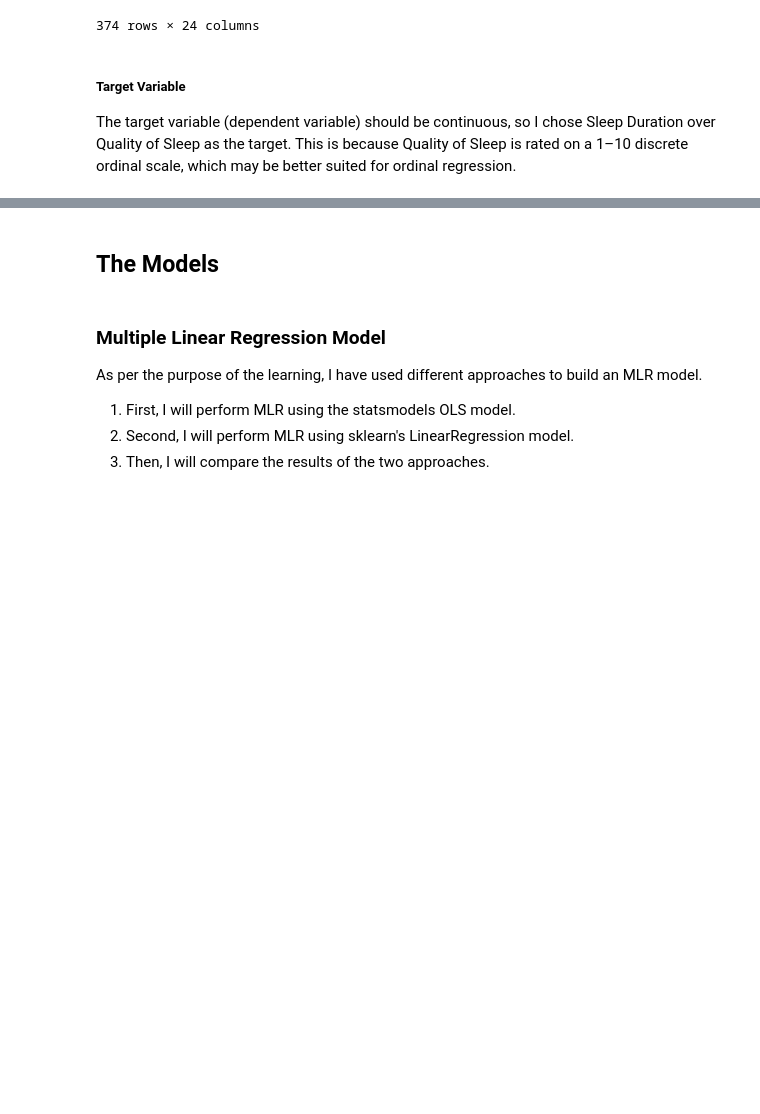
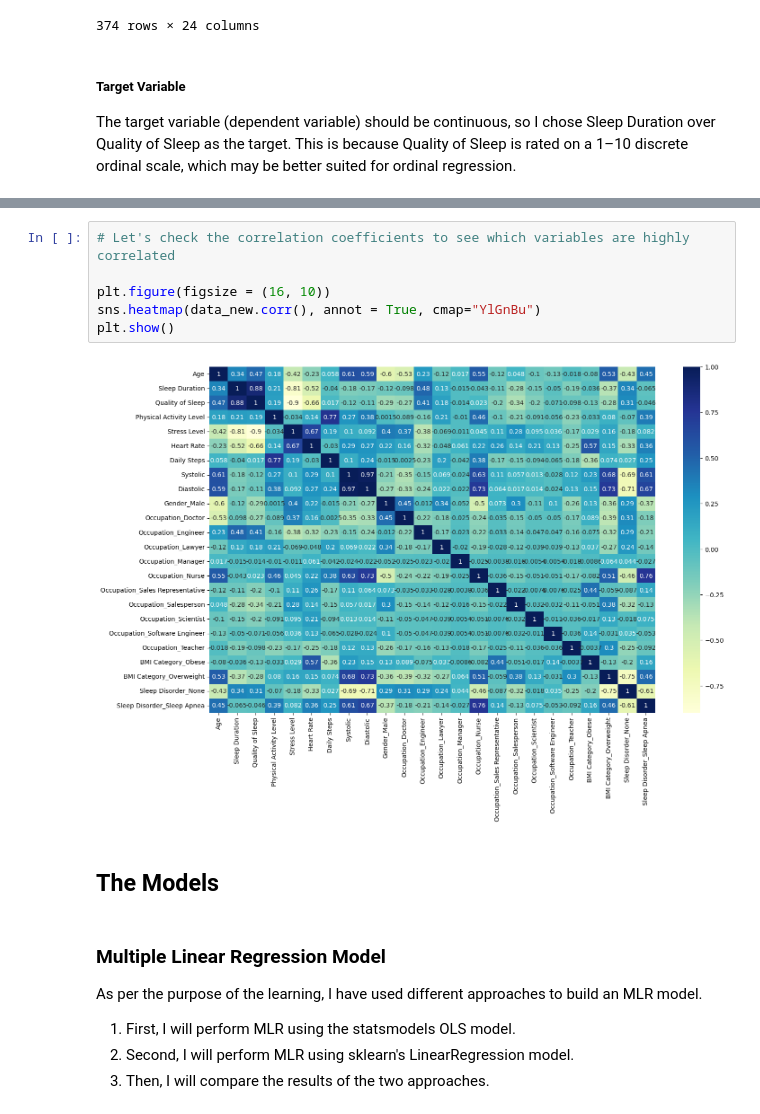
Before and after one commit to AzlinRusnan/Sleep_Quality_Analysis, a Jupyter notebook: Sleep_Duration_vs_Quality.ipynb, the cells around one changed output, grey strips where cells are left out. Saved outputs shown, nothing was run; the diff lists cells and outputs as text; blank space fills up the shorter version.

```diff
--- a/Sleep_Duration_vs_Quality.ipynb
+++ b/Sleep_Duration_vs_Quality.ipynb
@@ -170,3 +189,11 @@ The target variable (dependent variable) should be continuous, so I chose Sleep
+# %%
+# Let's check the correlation coefficients to see which variables are highly correlated
+
+plt.figure(figsize = (16, 10))
+sns.heatmap(data_new.corr(), annot = True, cmap="YlGnBu")
+plt.show()
+# %% [output]
+[figure, added]
 # %% [markdown]
 ## **The Models**
 # %% [markdown]
```
Also changed, not shown: parts of 16 cells of this notebook.
